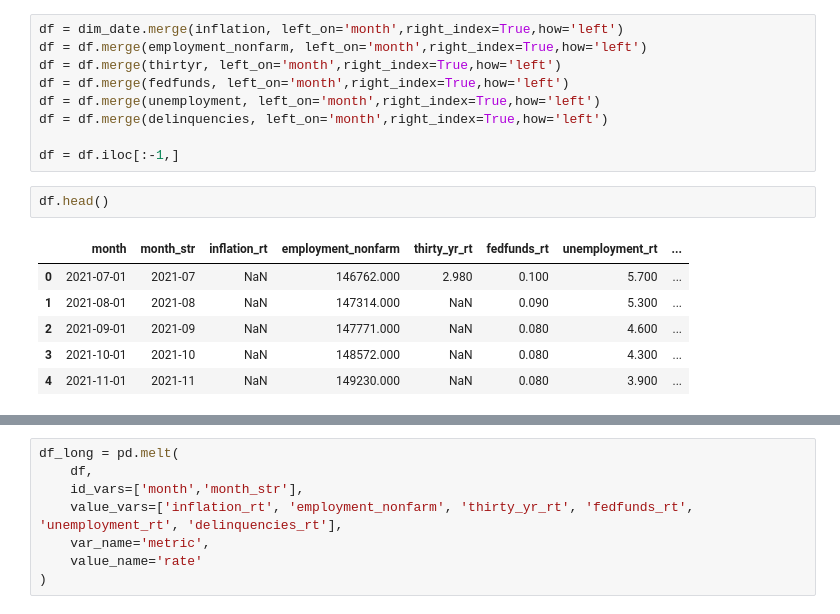
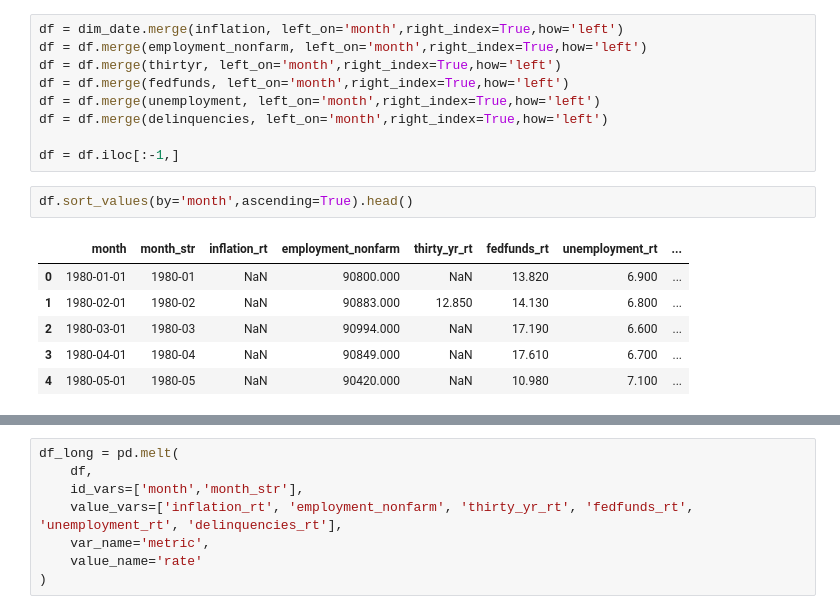
Before and after one commit to pval108/economic-review, a Jupyter notebook: economics.ipynb, the cells around one changed output, grey strips where cells are left out. Drawn from its saved outputs; the diff is of its cells as text.

```diff
--- a/economics.ipynb
+++ b/economics.ipynb
@@ -84,15 +91,15 @@ df = df.merge(unemployment, left_on='month',right_index=True,how='left')
 df = df.merge(delinquencies, left_on='month',right_index=True,how='left')
 
 df = df.iloc[:-1,]
-# %%
-df.head()
-# %% [output]
-|  | month | month_str | inflation_rt | employment_nonfarm | thirty_yr_rt | fedfunds_rt | unemployment_rt | ... |
-| 0 | 2021-07-01 | 2021-07 | NaN | 146762.000 | 2.980 | 0.100 | 5.700 | ... |
-| 1 | 2021-08-01 | 2021-08 | NaN | 147314.000 | NaN | 0.090 | 5.300 | ... |
-| 2 | 2021-09-01 | 2021-09 | NaN | 147771.000 | NaN | 0.080 | 4.600 | ... |
-| 3 | 2021-10-01 | 2021-10 | NaN | 148572.000 | NaN | 0.080 | 4.300 | ... |
-| 4 | 2021-11-01 | 2021-11 | NaN | 149230.000 | NaN | 0.080 | 3.900 | ... |
+# %%
+df.sort_values(by='month',ascending=True).head()
+# %% [output]
+|  | month | month_str | inflation_rt | employment_nonfarm | thirty_yr_rt | fedfunds_rt | unemployment_rt | ... |
+| 0 | 1980-01-01 | 1980-01 | NaN | 90800.000 | NaN | 13.820 | 6.900 | ... |
+| 1 | 1980-02-01 | 1980-02 | NaN | 90883.000 | 12.850 | 14.130 | 6.800 | ... |
+| 2 | 1980-03-01 | 1980-03 | NaN | 90994.000 | NaN | 17.190 | 6.600 | ... |
+| 3 | 1980-04-01 | 1980-04 | NaN | 90849.000 | NaN | 17.610 | 6.700 | ... |
+| 4 | 1980-05-01 | 1980-05 | NaN | 90420.000 | NaN | 10.980 | 7.100 | ... |
 # %%
 print(df.dtypes)
 print(df.shape)
```
Also changed, not shown: parts of 13 cells of this notebook.
